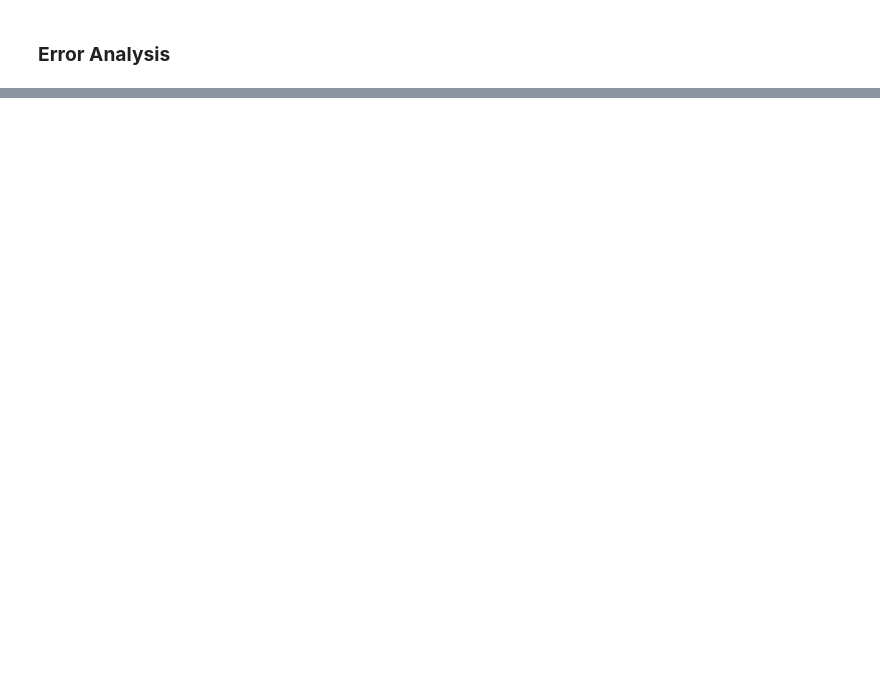
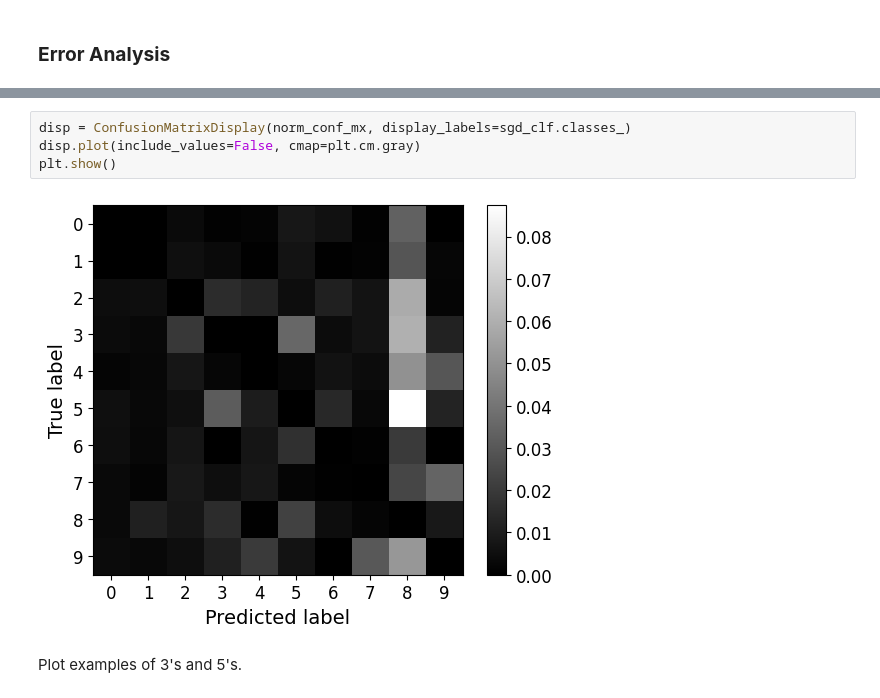
Before and after one commit to dfongang/handson-ml2, a Jupyter notebook: chapter_03/classification.ipynb, the cells around one changed output, grey strips where cells are left out. Saved outputs shown, nothing was run; the diff lists cells and outputs as text; blank space fills up the shorter version.

```diff
--- a/chapter_03/classification.ipynb
+++ b/chapter_03/classification.ipynb
@@ -456,0 +499,8 @@ array([0.90075, 0.89405, 0.9014 ])
+# %%
+disp = ConfusionMatrixDisplay(norm_conf_mx, display_labels=sgd_clf.classes_)
+disp.plot(include_values=False, cmap=plt.cm.gray)
+plt.show()
+# %% [output]
+[figure, added]
+# %% [markdown]
+Plot examples of 3's and 5's.
```
Also changed, not shown: parts of 14 cells of this notebook.
